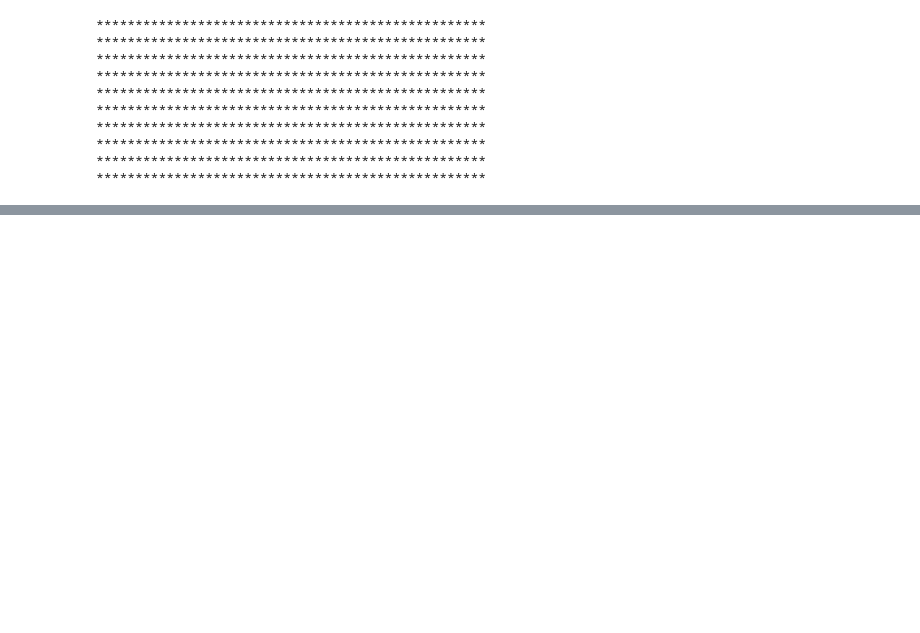
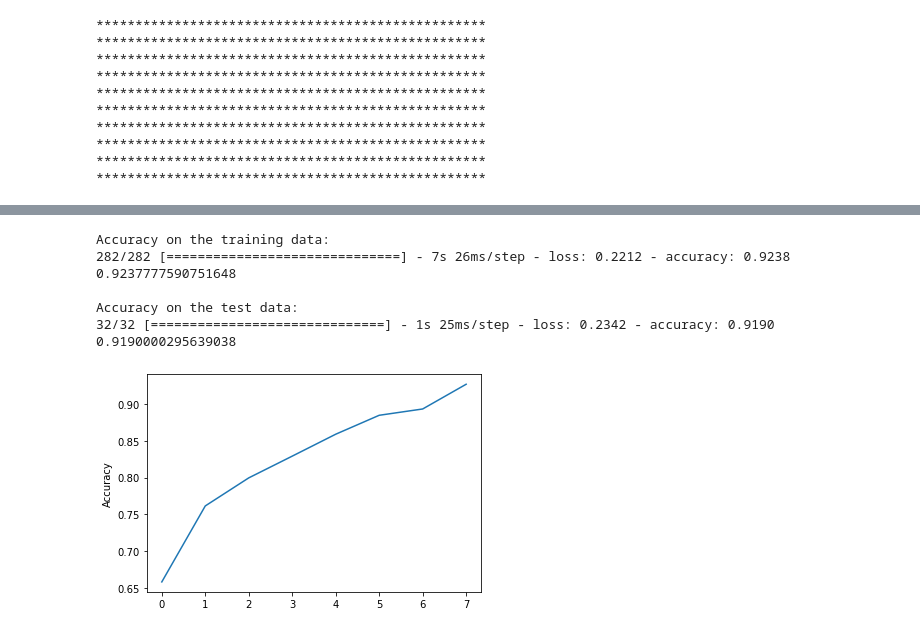
Before and after one commit to Mik3KL0/ML_Python_Proj, a Jupyter notebook: 46341.ipynb, the cells around one changed output, grey strips where cells are left out. Cells and saved outputs as stored; diff of their text form; code cells hidden in the pictures; blank space fills up the shorter version.

```diff
--- a/46341.ipynb
+++ b/46341.ipynb
@@ -63,0 +176,4 @@ X, y = load_images(img_dir, n_images=10000, resize=(50, 50))
+# %%
+train_corr = model.fit(x_train, y_train)
+
+test_corr = model.fit(x_test, y_test)
@@ -63,0 +183,18 @@ X, y = load_images(img_dir, n_images=10000, resize=(50, 50))
+# %%
+plt.plot(history.history['accuracy'])
+plt.ylabel('Accuracy')
+
+print('Accuracy on the training data:')
+print(model.evaluate(x_train, y_train)[1])
+
+print('\nAccuracy on the test data:')
+print(model.evaluate(x_test, y_test)[1])
+# %% [output]
+Accuracy on the training data:
+282/282 [==============================] - 7s 26ms/step - loss: 0.2212 - accuracy: 0.9238
+0.9237777590751648
+
+Accuracy on the test data:
+32/32 [==============================] - 1s 25ms/step - loss: 0.2342 - accuracy: 0.9190
+0.9190000295639038
+[figure, added]
```
Also changed, not shown: parts of 13 cells of this notebook.
